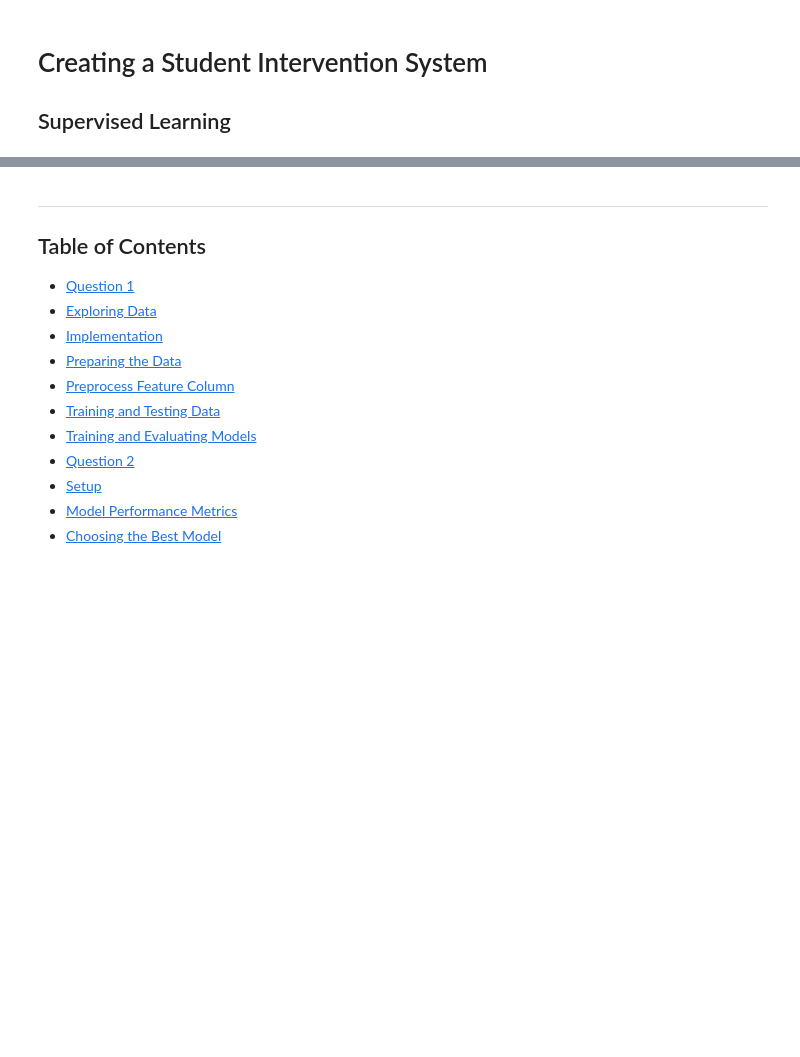
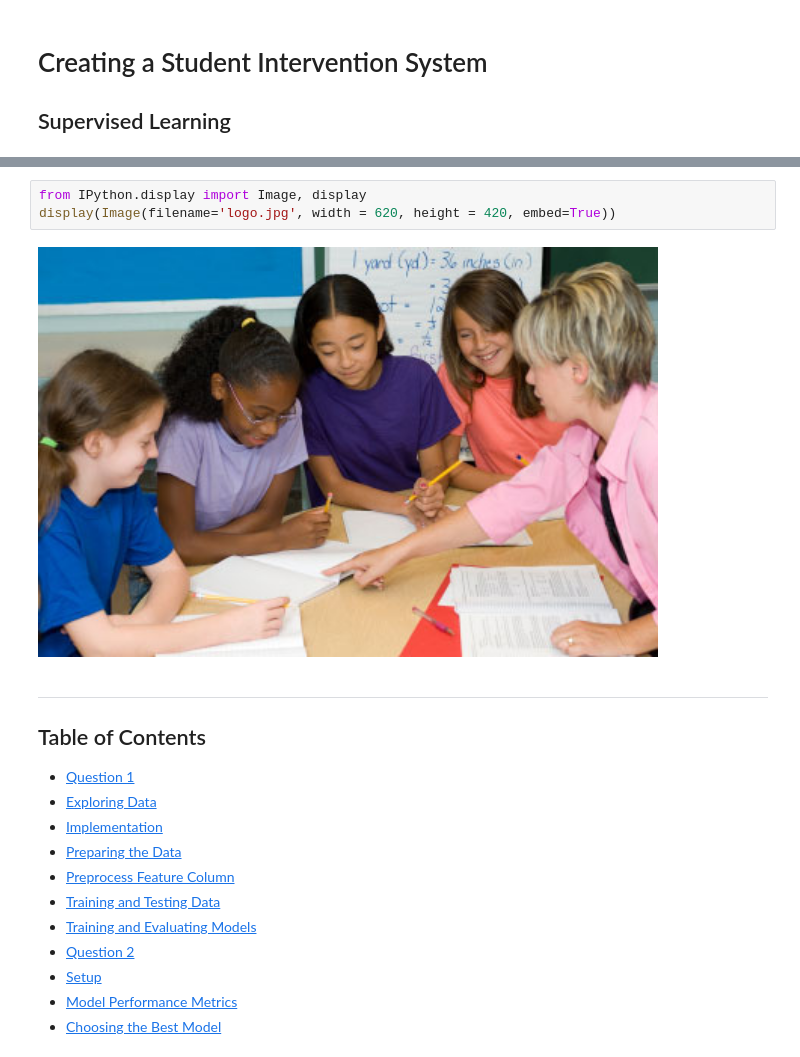
Before and after one commit to JuzerShakir/Student-Intervention, a Jupyter notebook: report.ipynb, the cells around one changed output, grey strips where cells are left out. Saved outputs shown, nothing was run; the diff lists cells and outputs as text; blank space fills up the shorter version.

Commit message:
Display Logo

```diff
--- a/report.ipynb
+++ b/report.ipynb
@@ -6,3 +4,8 @@
+# %%
+from IPython.display import Image, display
+display(Image(filename='logo.jpg', width = 620, height = 420, embed=True))
+# %% [output]
+[figure, added]
 # %% [markdown]
 ----
 ## Table of Contents
```
Also changed, not shown: parts of 2 cells of this notebook.
